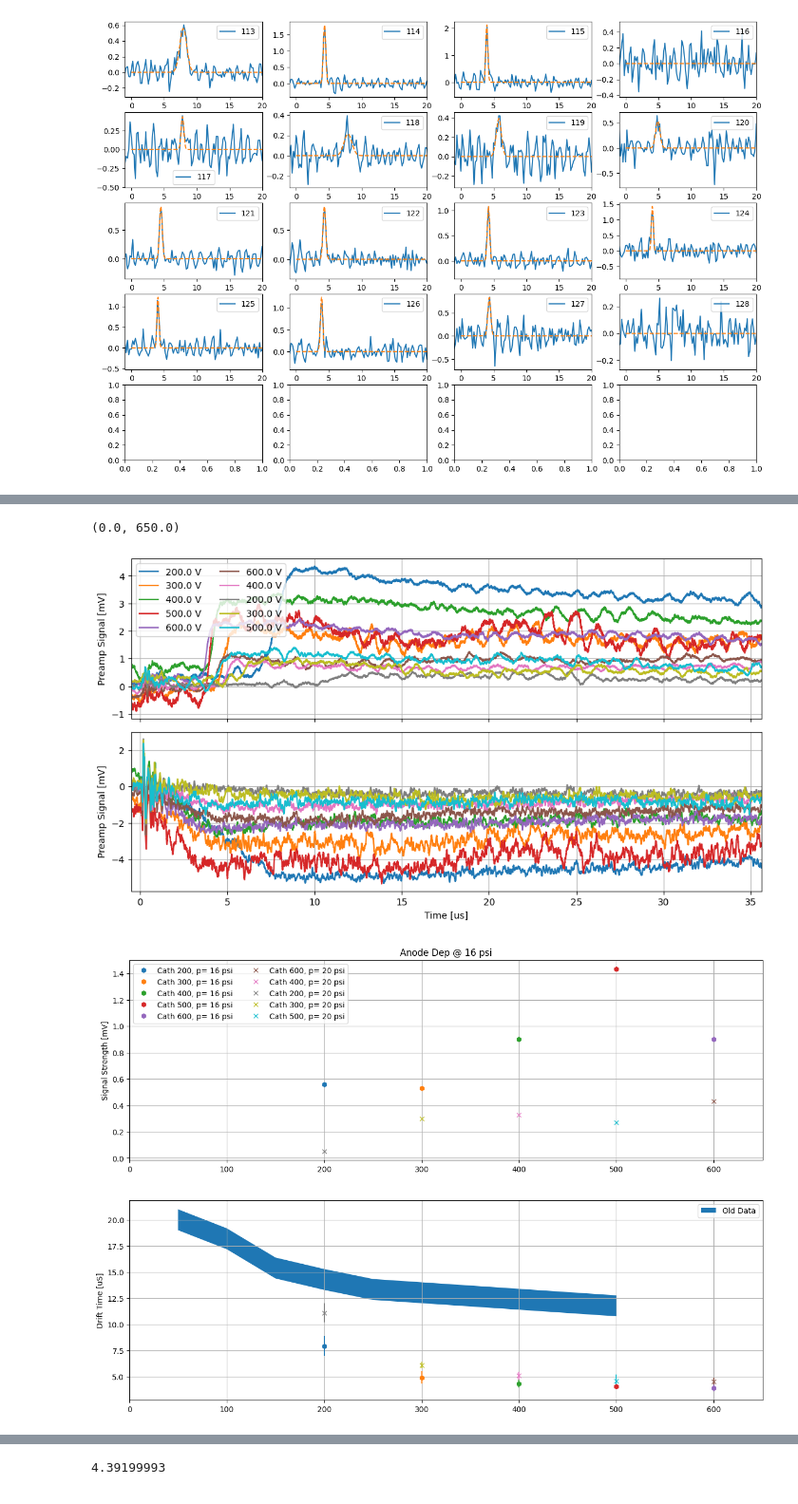
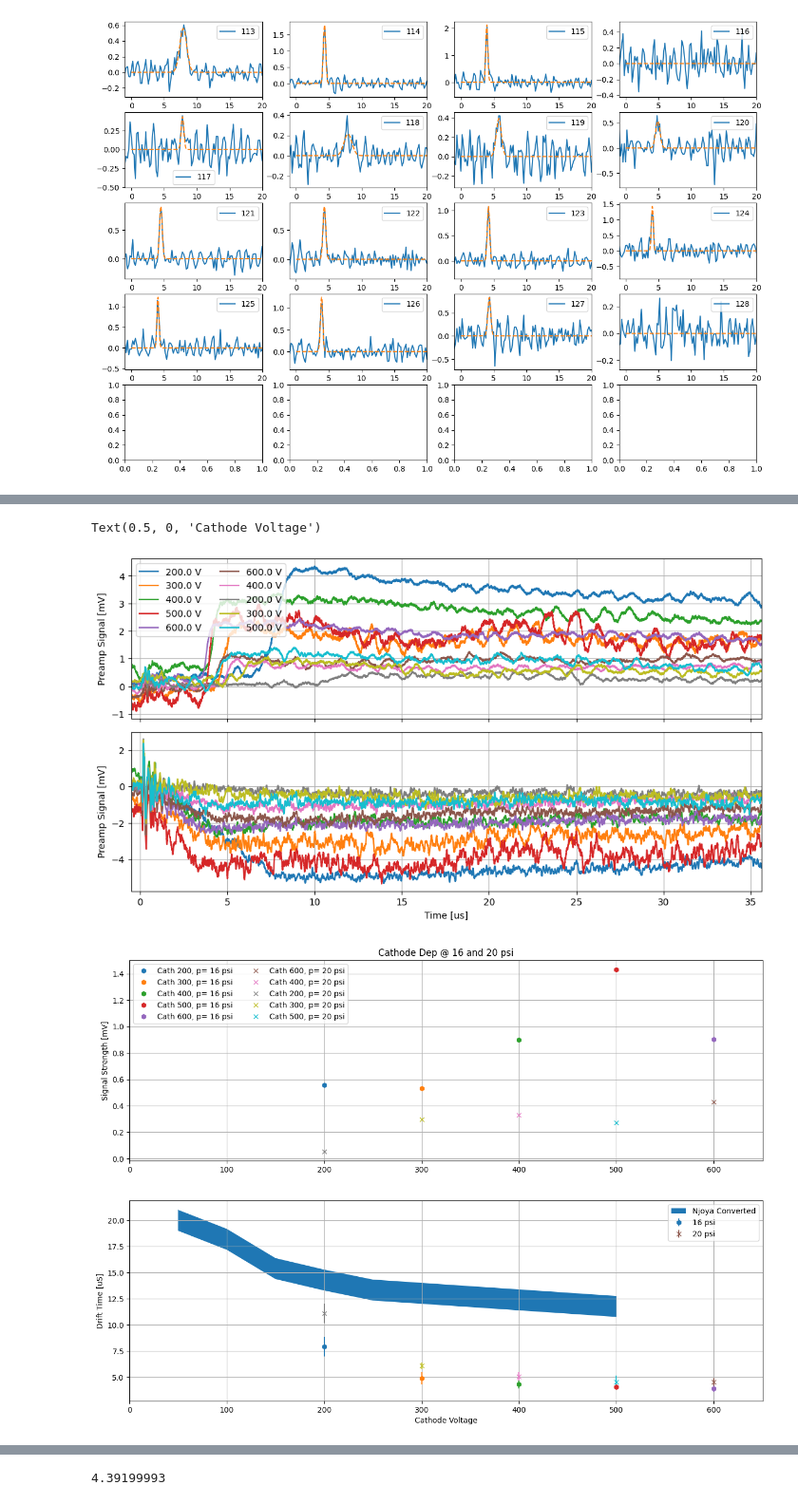
Before and after one commit to jbane11/nexo, a Jupyter notebook: Lab028/osci/osci_analysis.v3.ipynb, the cells around one changed output, grey strips where cells are left out. Shown at 95% size. Cells and saved outputs as stored; diff of their text form; code cells hidden in the pictures.

```diff
--- a/Lab028/osci/osci_analysis.v3.ipynb
+++ b/Lab028/osci/osci_analysis.v3.ipynb
@@ -15,9 +15,9 @@ Runlist= pd.read_table("Runlist.tsv")
 Runlist["RN"]=pd.to_numeric(Runlist["RN"])
 
 #varible for location of data, relative to this directory.
-#env_var_wavefromloc ="data/waveforms/"
+env_var_wavefromloc ="data/waveforms/"
 #pc 2
-env_var_wavefromloc ="A:/DATA/waveforms/"
+#env_var_wavefromloc ="A:/DATA/waveforms/"
 # %% [markdown]
 Defining a class for runs.  RUN(runnumber, confignumber)
 # %%
@@ -57,7 +53,7 @@ def GetWaveform(RL_entry,wavenumber=11):
     Lineone=""
 
     waveform_loc=env_var_wavefromloc
-    wavefrom_subloc=""#"%s/"%(int(RL_entry["Date"]))
+    wavefrom_subloc="%s/"%(int(RL_entry["Date"]))
 
     dirpath = waveform_loc+wavefrom_subloc+"%s-%s%05d"%(int(RL_entry["Date"]),int(RL_entry["Config Number"]),int(RL_entry["Run Number"]))
     #print(dirpath)
@@ -525,7 +526,7 @@ plots[1].set_ylabel("Preamp Signal [mV]")
 
 fig,ax= plt.subplots(2, 1, figsize=(15,10.5))
 
-fig2,bx= plt.subplots(5,4, figsize=(15,10.5))
+fig2,bx= plt.subplots(2,4, figsize=(15,10.5))
 
 #print(bx)
 colors=["r","blue","darkgrey"]
@@ -569,7 +570,7 @@ for i,run in enumerate(Runs):
         else:
             break
 
-    bx[j][k].errorbar(x=xdata, y=ydata,label="RN %d \n L %d A"%(run["info"]["RN"], run["info"]["Laser Current"]) )
+    bx[j][k].errorbar(x=xdata, y=ydata,label="RN %d \n L %s A"%(run["info"]["RN"], run["info"]["Laser Current"]) )
     bx[j][k].legend()
 
     run["Drifttime"]=fit_par[1]
@@ -593,7 +594,7 @@ for i,run in enumerate(Runs):
     print(fit_par)
 
     ax[1].errorbar(x=run["info"]["Cathode Voltage"], y=run["Drifttime"], yerr=run["Drifttime_stdev"]*5, fmt =marker[sec])
-    ax[0].errorbar(x=run["info"]["Cathode Voltage"],y=run["Waveform_amp"],fmt =marker[sec],label=run["info"]["Laser Current"])
+    ax[0].errorbar(x=run["info"]["Cathode Voltage"],y=run["Waveform_amp"],fmt =marker[sec],label="%s Amps"%(run["info"]["Laser Current"]))
 
 #ax[0].text(200,12, "poop")
 #ax[0].legend(ncol=4)
@@ -774,7 +775,15 @@ for i,run in enumerate(Runs):
     print(fit_par)
 
     ax[1].errorbar(x=run["info"]["Cathode Voltage"], y=run["Drifttime"], yerr=run["Drifttime_stdev"]*5, fmt =marker[sec])
-    ax[0].errorbar(x=run["info"]["Cathode Voltage"],y=run["Waveform_amp"],fmt =marker[sec],label=run["info"]["Anode Voltage"])
+    ax[0].errorbar(x=run["info"]["Cathode Voltage"],y=run["Waveform_amp"],fmt =marker[sec],label="%i  Anode %d"%(run["info"]["RN"], run["info"]["Anode Voltage"]))
+    adj=0
+    if i%2==0:
+        adj=65
+    else:
+        adj=0
+    if run["info"]["RN"]==143:
+        adj=0
+    ax[0].text(run["info"]["Cathode Voltage"]-45+adj,run["Waveform_amp"], "RN %d"%(run["info"]["RN"]))
     print("\n")
 #ax[0].text(200,12, "poop")
 #ax[0].legend(ncol=4)
@@ -837,10 +846,9 @@ norm_amp_cathode=0
 
 for i, entry in enumerate(Runlist_q[::].iloc()):
     print("run num  ",entry["RN"])
-    try:
-        WF=GetWaveform(entry)
-    except:
-        print("Bad wavefrom")
+
+    WF=GetWaveform(entry)
+
 
     #print(WF)
 
@@ -902,8 +910,9 @@ y2=np.array([20,20/1.1,20/1.3,20/1.4,20/1.5,20/1.7])+1
 
 j=-1
 k=-1
-ax[1].fill_between(x=[100/2,200/2,300/2,400/2,500/2,1000/2],y1=y1, y2=y2, label="Old Data")
+ax[1].fill_between(x=[100/2,200/2,300/2,400/2,500/2,1000/2],y1=y1, y2=y2, label="Njoya Converted")
 for i,run in enumerate(Runs):
+    rn = run["info"]["RN"]
     if run["info"]["RN"] in [147]:
         sec+=1
 
@@ -954,14 +963,18 @@ for i,run in enumerate(Runs):
     yfit=gaussian(xfit, fit_par[0],fit_par[1],fit_par[2])
     bx[j][k].errorbar(x=xfit, y=yfit,fmt="--")
     bx[j][k].set_xlim(-1,20)
-    k=k+1
+
 
 
     print(fit_par)
-
-    ax[1].errorbar(x=run["info"]["Cathode Voltage"], y=run["Drifttime"], yerr=run["Drifttime_stdev"]*5, fmt =marker[sec])
+    if rn in [113,147]:
+        psi = run["info"]["Target Pressure"]
+        ax[1].errorbar(x=run["info"]["Cathode Voltage"], y=run["Drifttime"], yerr=run["Drifttime_stdev"]*5, fmt =marker[sec],label="%d psi"%(psi) )
+    else:
+        ax[1].errorbar(x=run["info"]["Cathode Voltage"], y=run["Drifttime"], yerr=run["Drifttime_stdev"]*5, fmt =marker[sec])
     ax[0].errorbar(x=run["info"]["Cathode Voltage"],y=run["Waveform_amp"],fmt =marker[sec],label="Cath %d, p= %d psi"%(run["info"]["Cathode Voltage"],run["info"]["Target Pressure"] ))
     print("\n")
+    k=k+1
 #ax[0].text(200,12, "poop")
 #ax[0].legend(ncol=4)
 ax[0].grid()
@@ -978,8 +991,9 @@ ax[1].set_ylabel("Drift Time [uS]")
 ax[0].set_ylabel("Signal Strength [mV]")
 ax[0].legend(ncol=2)
 ax[0].set_xlim(0,650)
-ax[0].set_title("Anode Dep @ 16 psi")
+ax[0].set_title("Cathode Dep @ 16 and 20 psi")
 ax[1].set_xlim(0,650)
+ax[1].set_xlabel("Cathode Voltage")
 #plt.xlim(5,15)
 # %% [output]
 run num   113
@@ -1002,6 +1016,6 @@ run num   147
-(0.0, 650.0)
+Text(0.5, 0, 'Cathode Voltage')
 [figure]
-[figure, old version]
+[figure, new version]
 [figure]
 # %%
 #xdata[np.where(ydata==max(ydata))]
```
Also changed, not shown: parts of 6 cells of this notebook.
